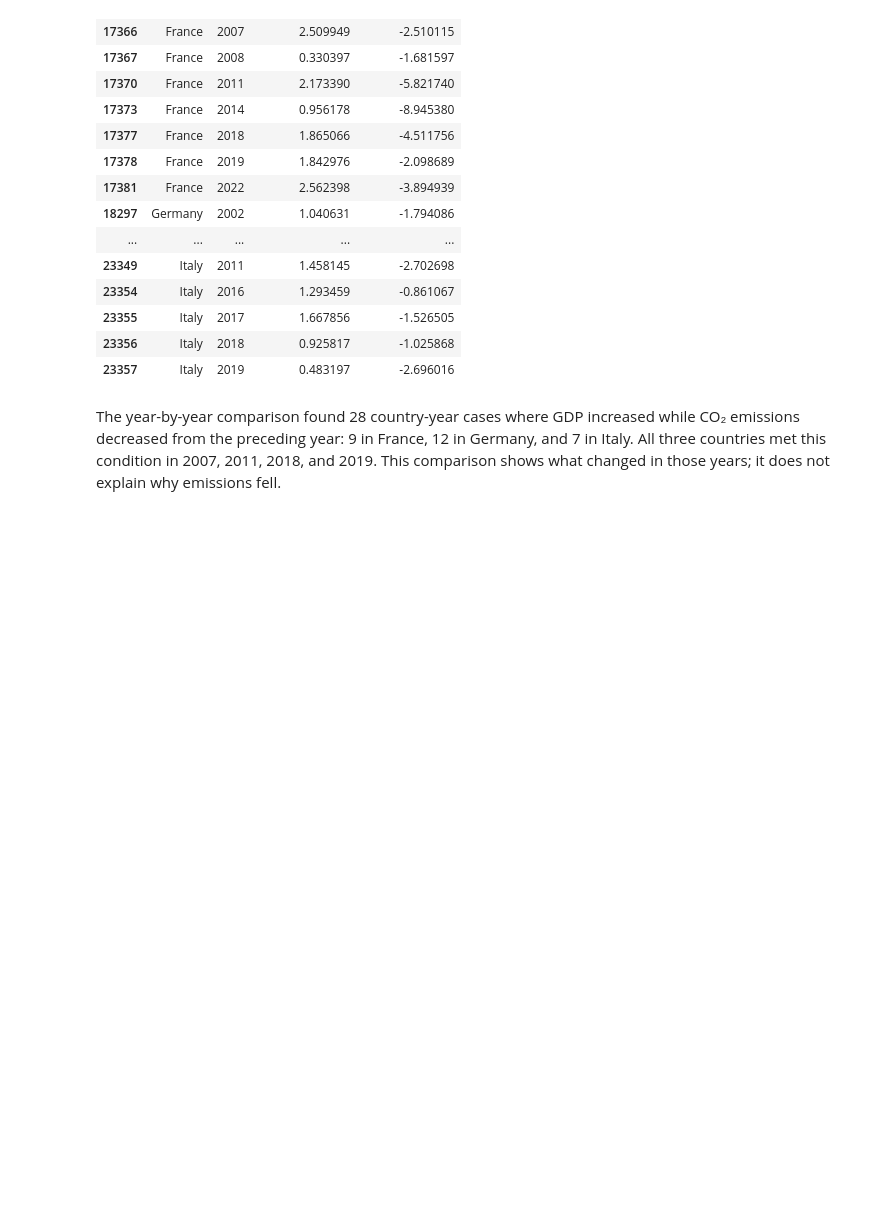
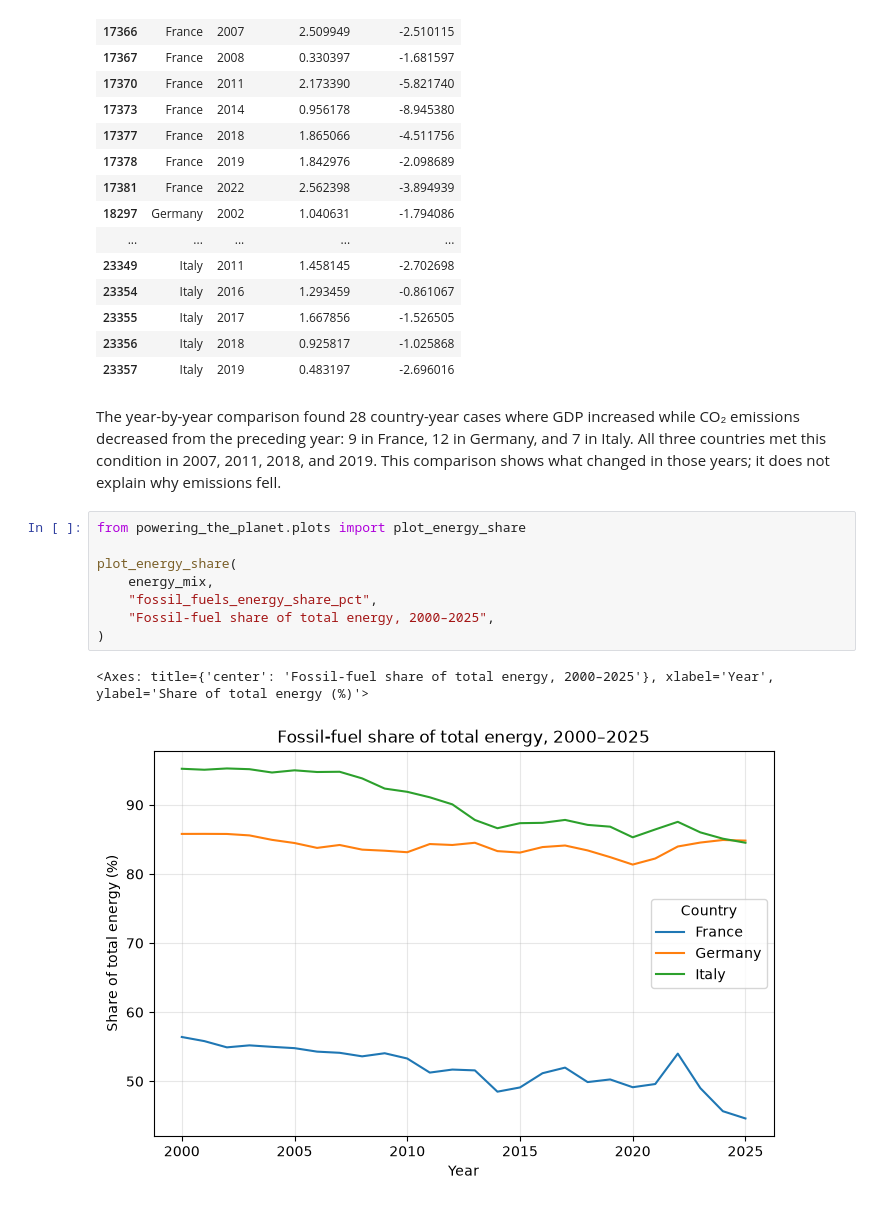
Before and after one commit to saharshapoorirad/powering-the-planet, a Jupyter notebook: report.ipynb, the cells around one changed output. Cells and saved outputs as stored; diff of their text form; blank space fills up the shorter version.

Commit message:
Plot energy shares for three countries

```diff
--- a/report.ipynb
+++ b/report.ipynb
@@ -128,3 +128,14 @@ matching_years
 | 23357 | Italy | 2019 | 0.483197 | -2.696016 |
 # %% [markdown]
 The year-by-year comparison found 28 country-year cases where GDP increased while CO₂ emissions decreased from the preceding year: 9 in France, 12 in Germany, and 7 in Italy. All three countries met this condition in 2007, 2011, 2018, and 2019. This comparison shows what changed in those years; it does not explain why emissions fell.
+# %%
+from powering_the_planet.plots import plot_energy_share
+
+plot_energy_share(
+    energy_mix,
+    "fossil_fuels_energy_share_pct",
+    "Fossil-fuel share of total energy, 2000–2025",
+)
+# %% [output]
+<Axes: title={'center': 'Fossil-fuel share of total energy, 2000–2025'}, xlabel='Year', ylabel='Share of total energy (%)'>
+[figure, added]
```
Also changed, not shown: parts of 1 cell of this notebook, 1 other file.
